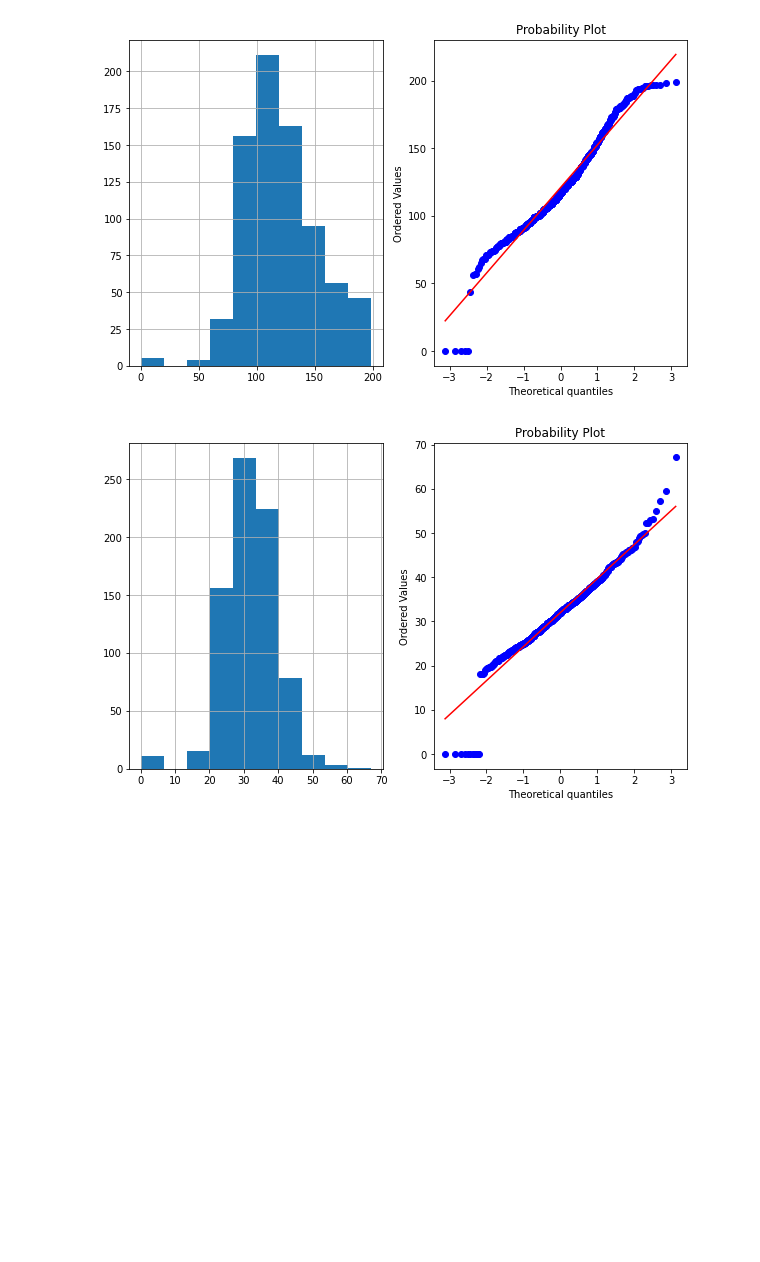
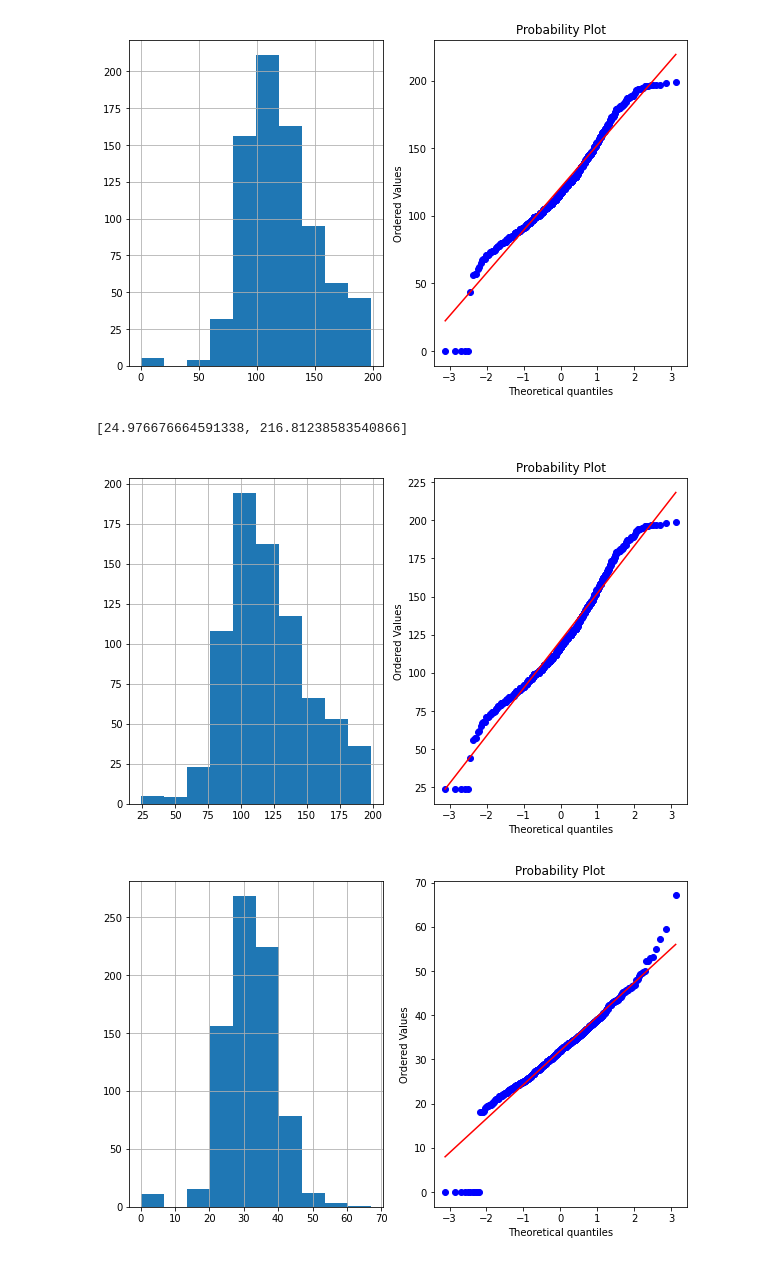
Before and after one commit to duychan/Python, a Jupyter notebook: DataScience/BT1/102190060_TranLongDuy.ipynb, the cells around one changed output. Cells and saved outputs as stored; diff of their text form; code cells hidden in the pictures; blank space fills up the shorter version.

```diff
--- a/DataScience/BT1/102190060_TranLongDuy.ipynb
+++ b/DataScience/BT1/102190060_TranLongDuy.ipynb
@@ -59,3 +71,10 @@ def plot_data(df,feature):
 plot_data(data,'Age')
 # %% [output]
 [figure]
+# %%
+IQR = data["Age"].quantile(0.75) - data["Age"].quantile(0.25)
+lower_age = data['Age'].quantile(0.25) - 3*IQR
+upper_age = data['Age'].quantile(0.75) + 3*IQR
+print([lower_age, upper_age])
+data.loc[data['Age'] >= upper_age, 'Age'] = lower_age
+plot_data(data,'Age')
@@ -63,6 +85,16 @@ plot_data(data,'Age')
 plot_data(data,'Glucose')
 # %% [output]
 [figure]
+# %%
+upper_Glucose = data['Glucose'].mean() + 3 * data['Glucose'].std()
+lower_Glucose = data['Glucose'].mean() - 3 * data['Glucose'].std()
+print([lower_Glucose, upper_Glucose])
+data.loc[data['Glucose'] >= 216, 'Glucose'] = 216
+data.loc[data['Glucose'] <= 24, 'Glucose'] = 24
+plot_data(data,'Glucose')
+# %% [output]
+[24.976676664591338, 216.81238583540866]
+[figure, added]
 # %%
 plot_data(data,'BMI')
 # %% [output]
```
Also changed, not shown: parts of 15 cells of this notebook.
